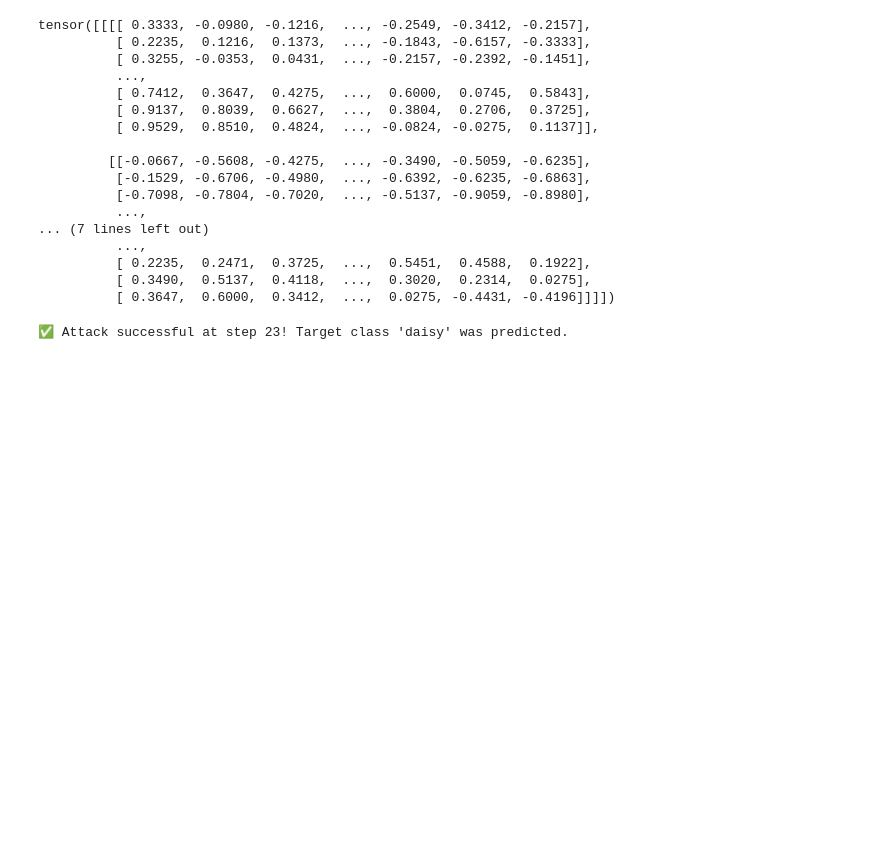
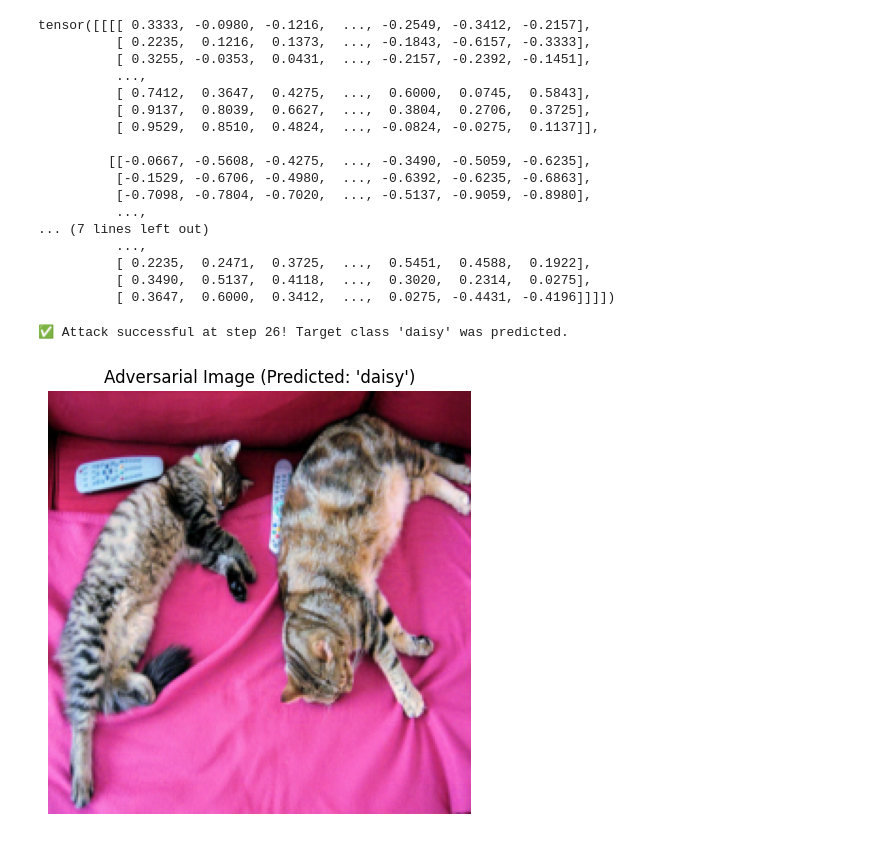
Before and after one commit to pranavgade20/aisb, a Jupyter notebook: w3d1/w3d1_answers.ipynb, the cells around one changed output. Drawn from its saved outputs; the diff is of its cells as text; code cells hidden in the pictures; blank space fills up the shorter version.

```diff
--- a/w3d1/w3d1_answers.ipynb
+++ b/w3d1/w3d1_answers.ipynb
@@ -149,7 +149,7 @@ inputs = processor(images=image, return_tensors="pt")
 inputs = inputs['pixel_values']
 
 # convert to dictionary for adam
-perturbation = torch.randn_like(inputs, dtype=torch.float32)
+perturbation = torch.randn_like(inputs, dtype=torch.float32) * 0.00005
 perturbation = perturbation.requires_grad_(True)
 optimizer = torch.optim.Adam([perturbation], lr=1e-3, weight_decay=1e-5)
 loss_fn = torch.nn.CrossEntropyLoss()
@@ -158,7 +158,7 @@ loss_fn = torch.nn.CrossEntropyLoss()
 target_class = 'daisy'
 target_class_id = model.config.label2id[target_class]
 y = torch.tensor([target_class_id])
-for i in tqdm.tqdm(range(10000)):
+for i in tqdm.tqdm(range(1000000)):
     attack = torch.clip(inputs + perturbation, -1, 1)
     # - Run the model to get logits
     outputs = model(pixel_values=attack)
@@ -178,15 +178,64 @@ for i in tqdm.tqdm(range(10000)):
     optimizer.step()
     optimizer.zero_grad()
 # %% [output]
-✅ Attack successful at step 23! Target class 'daisy' was predicted.
+✅ Attack successful at step 26! Target class 'daisy' was predicted.
 # %%
+import numpy as np
+import torch
+import matplotlib.pyplot as plt
+
+def convert_to_image(tensor, processor):
+    """
+    Denormalizes a tensor and converts it to a displayable NumPy image array.
+    """
+    # 1. Clone the tensor and remove the batch dimension
+    # .detach() is used to remove it from the computation graph
+    img_tensor = tensor.clone().detach().squeeze(0)
+
+    # 2. Get the normalization mean and std from the processor
+    mean = torch.tensor(processor.image_mean).view(3, 1, 1)
+    std = torch.tensor(processor.image_std).view(3, 1, 1)
+
+    # 3. Denormalize: reverse the (pixel - mean) / std operation
+    img_tensor = img_tensor * std + mean
+
+    # 4. Change axis order from (Channels, Height, Width) to (Height, Width, Channels)
+    img_array = img_tensor.numpy().transpose(1, 2, 0)
+
+    # 5. Scale values from [0, 1] to [0, 255] and clip
+    # Clipping is important as the perturbation might push some values slightly out of bounds
+    img_array = np.clip(img_array * 255, 0, 255)
+
+    # 6. Convert to the correct data type for image display
+    return img_array.astype(np.uint8)
+
+# Assume 'image' is your original PIL image and 'attack_tensor' is the final result
+# processor, model, initial_tensor, and attack_tensor are defined from previous steps
+# Assume 'initial_tensor' is the tensor of the original image
+# and 'attack_tensor' is the final adversarial result.
+
+# ... (previous code for the attack) ...
+
+# Get the final predicted class name
+with torch.no_grad():
+    final_outputs = model(pixel_values=attack)
+    final_pred_id = final_outputs.logits.argmax(-1).item()
+    final_class_name = model.config.id2label[final_pred_id]
 
 
-print(f"\nAttempting to change prediction to: {target_class}")
-print("="*60)
+adversarial_display_image = convert_to_image(attack, processor)
+# --------------------
 
-perturbation, perturbed_image, success = create_adversarial_perturbation(
-    processor, model, image, target_class_id, steps=10, lr=0.1
-)
 
-print(f"\nAttack {'succeeded' if success else 'failed'}!")
+# Display the images side-by-side
+plt.figure(figsize=(12, 6))
+
+# Adversarial Image
+plt.subplot(1, 2, 2)
+plt.imshow(adversarial_display_image) # Use the converted image
+plt.title(f"Adversarial Image (Predicted: '{final_class_name}')")
+plt.axis("off")
+
+plt.show()
+# %% [output]
+[figure, added]
```
Also changed, not shown: parts of 1 cell of this notebook.
